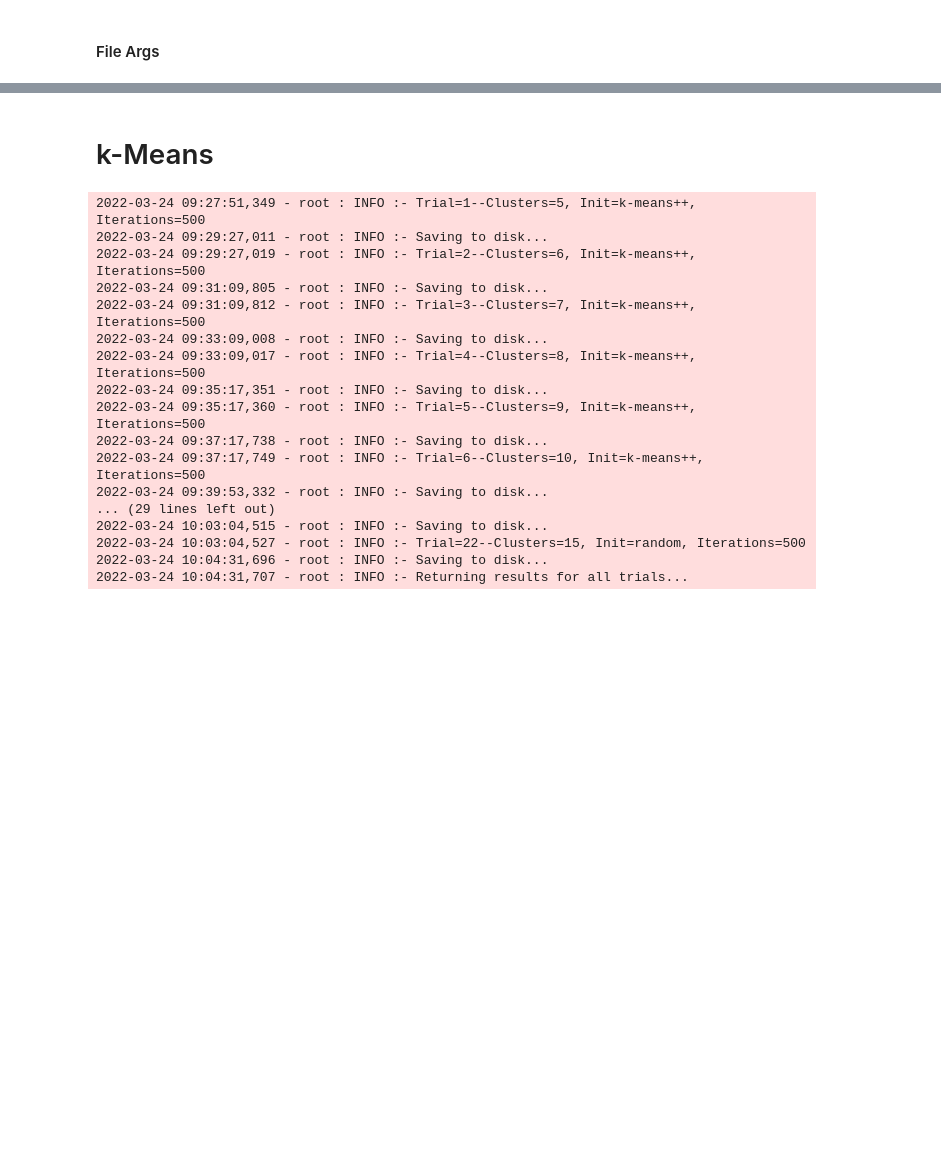
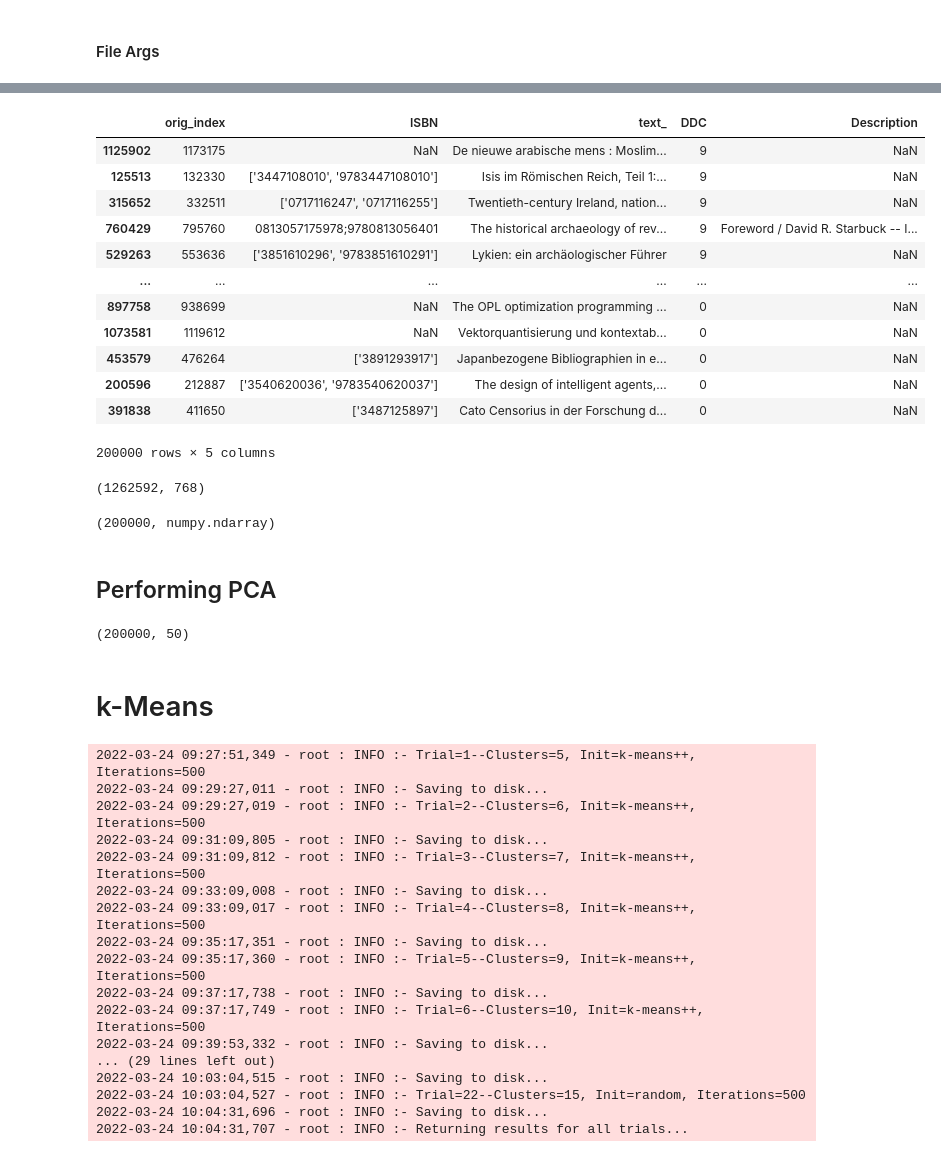
Before and after one commit to TaherHabib/topic-analysis-BERT-DDC, a Jupyter notebook: examples/clustering_experiments.ipynb, the cells around one changed output, grey strips where cells are left out. Cells and saved outputs as stored; diff of their text form; code cells hidden in the pictures; blank space fills up the shorter version.

```diff
--- a/examples/clustering_experiments.ipynb
+++ b/examples/clustering_experiments.ipynb
@@ -89,0 +69,41 @@ reduced_embeddings.shape
+# %%
+sampled_dataset = pd.DataFrame()
+for ddc_class in dataset['DDC'].unique():
+    sub_frame = dataset.loc[dataset['DDC'] == ddc_class].sample(n=n_samples,replace=False,random_state=42)
+    sampled_dataset = pd.concat([sampled_dataset, sub_frame])
+
+#sampled_dataset = sampled_dataset.reset_index(drop=True)
+sampled_dataset
+# %% [output]
+|  | orig_index | ISBN | text_ | DDC | Description |
+| 1125902 | 1173175 | NaN | De nieuwe arabische mens : Moslim... | 9 | NaN |
+| 125513 | 132330 | ['3447108010', '9783447108010'] | Isis im Römischen Reich, Teil 1:... | 9 | NaN |
+| 315652 | 332511 | ['0717116247', '0717116255'] | Twentieth-century Ireland, nation... | 9 | NaN |
+| 760429 | 795760 | 0813057175978;9780813056401 | The historical archaeology of rev... | 9 | Foreword / David R. Starbuck -- I... |
+| 529263 | 553636 | ['3851610296', '9783851610291'] | Lykien: ein archäologischer Führer | 9 | NaN |
+| ... | ... | ... | ... | ... | ... |
+| 897758 | 938699 | NaN | The OPL optimization programming ... | 0 | NaN |
+| 1073581 | 1119612 | NaN | Vektorquantisierung und kontextab... | 0 | NaN |
+| 453579 | 476264 | ['3891293917'] | Japanbezogene Bibliographien in e... | 0 | NaN |
+| 200596 | 212887 | ['3540620036', '9783540620037'] | The design of intelligent agents,... | 0 | NaN |
+| 391838 | 411650 | ['3487125897'] | Cato Censorius in der Forschung d... | 0 | NaN |
+200000 rows × 5 columns
+# %%
+# Loading a memory map for the extracted .npy file
+embeddings = np.load(os.path.join(data_root, 'model_data', 'arr_0.npy'), mmap_mode='c')
+embeddings = embeddings.reshape(embeddings.shape[0]*embeddings.shape[1], embeddings.shape[-1])
+
+print(embeddings.shape)
+# %% [output]
+(1262592, 768)
+# %%
+# Sampling the n_samples embeddings for each DDC class
+all_ = np.full(len(dataset), False, dtype='bool')
+all_[sampled_dataset.index] = True
+sampled_embeddings = embeddings[all_]
+
+len(sampled_embeddings), type(sampled_embeddings)
+# %% [output]
+(200000, numpy.ndarray)
+# %% [markdown]
+## Performing PCA
@@ -90,3 +129,8 @@ reduced_embeddings.shape
+# %%
+reduced_embeddings = pca_embeddings['reduced_emb']
+reduced_embeddings.shape
+# %% [output]
+(200000, 50)
 # %% [markdown]
 # k-Means
 # %%
```
Also changed, not shown: parts of 15 cells of this notebook, 1 other file.
